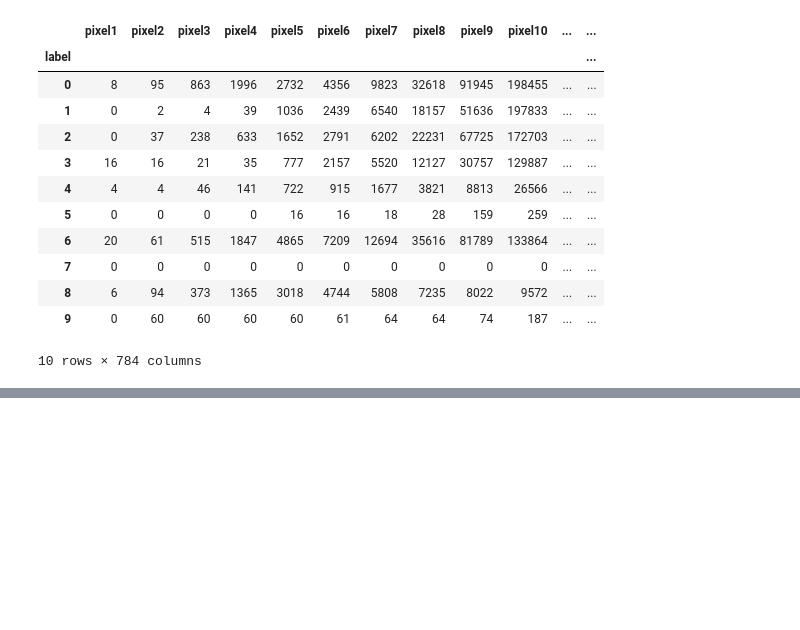
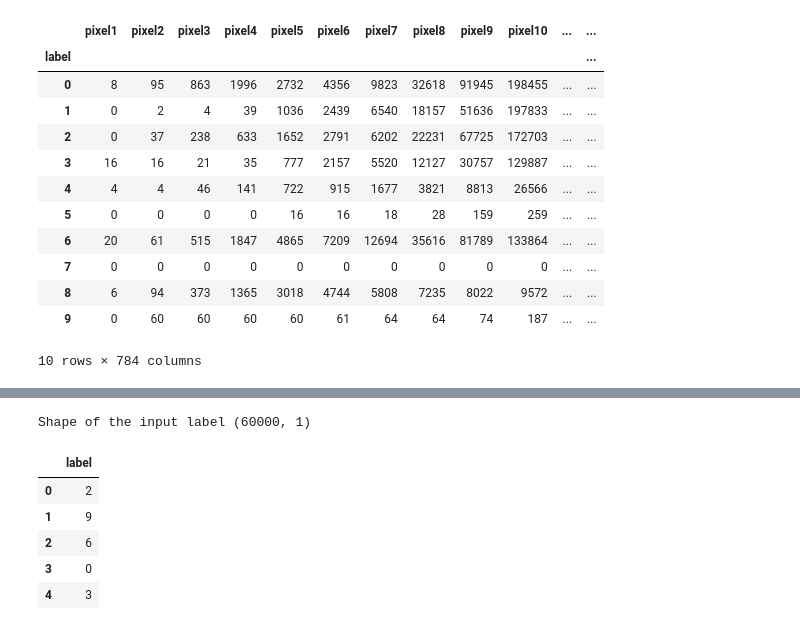
Before and after one commit to vivianah/fashion-mnsit-deeplearning, a Jupyter notebook: notebooks/20200519-vh-eda.ipynb, the cells around one changed output, grey strips where cells are left out. Saved outputs shown, nothing was run; the diff lists cells and outputs as text; code cells hidden in the pictures; blank space fills up the shorter version.

```diff
--- a/notebooks/20200519-vh-eda.ipynb
+++ b/notebooks/20200519-vh-eda.ipynb
@@ -81,0 +86,17 @@ Each pixel value ranges from 0 - 255
+# %%
+# Save the label(in 0-9 format) as 'target'
+labels_ftrain = f_train[['label']].iloc[:, :]
+
+# Check the shape of the label/category
+print('Shape of the input label', labels_ftrain.shape)
+
+# Preview a few rows
+labels_ftrain.head()
+# %% [output]
+Shape of the input label (60000, 1)
+|  | label |
+| 0 | 2 |
+| 1 | 9 |
+| 2 | 6 |
+| 3 | 0 |
+| 4 | 3 |
```
Also changed, not shown: parts of 10 cells of this notebook, 2 other files.
